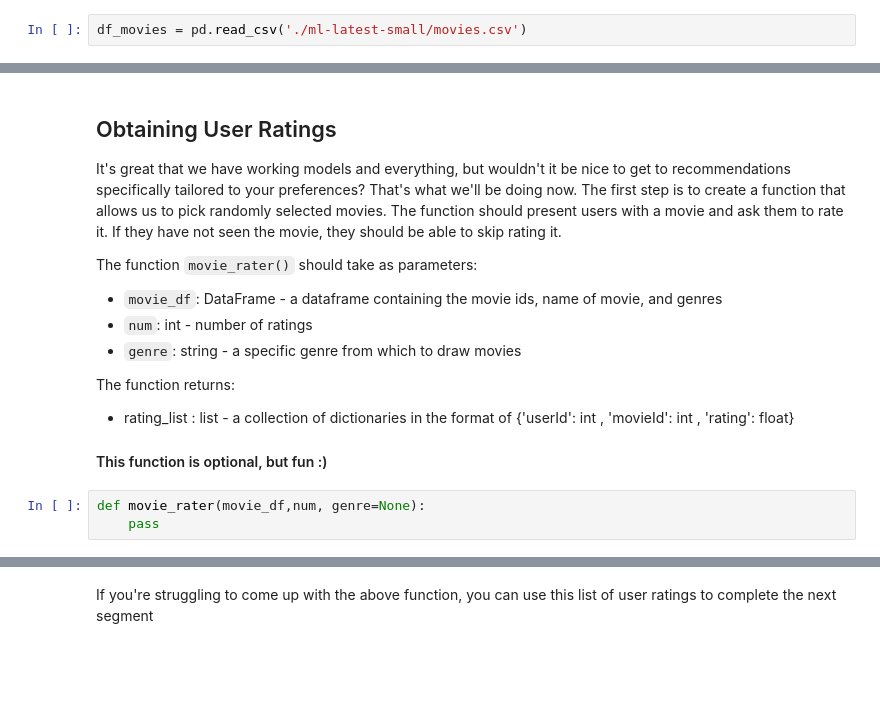
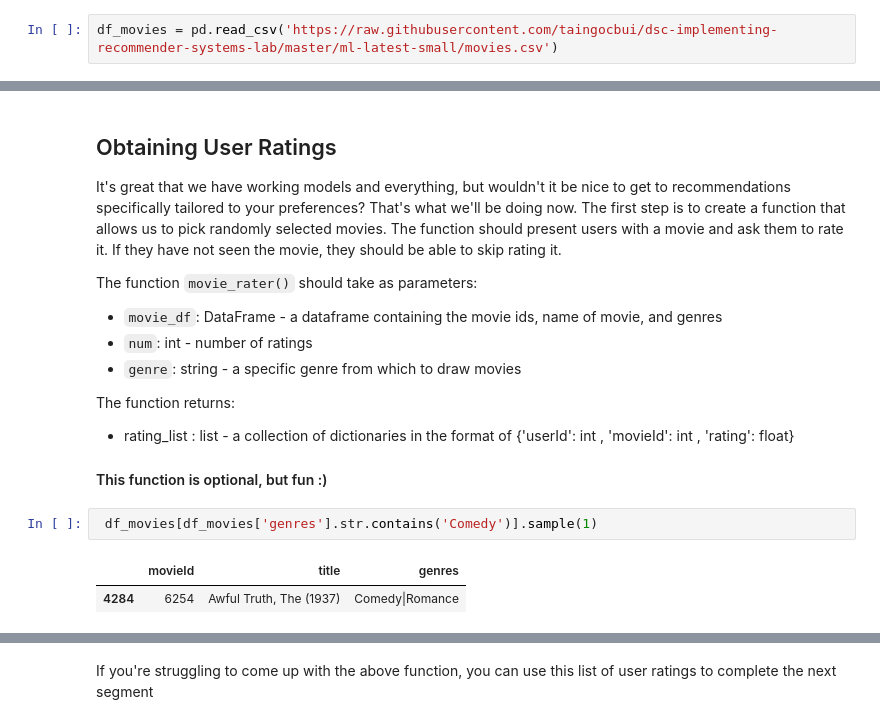
Before and after one commit to taingocbui/dsc-implementing-recommender-systems-lab, a Jupyter notebook: index.ipynb, the cells around one changed output, grey strips where cells are left out. Drawn from its saved outputs; the diff is of its cells as text; blank space fills up the shorter version.

```diff
--- a/index.ipynb
+++ b/index.ipynb
@@ -121,7 +151,7 @@ Based off these outputs, it seems like the best performing model is the SVD mode
 
 It's important that the output for the recommendation is interpretable to people. Rather than returning the `movie_id` values, it would be far more valuable to return the actual title of the movie. As a first step, let's read in the movies to a dataframe and take a peek at what information we have about them.
 # %%
-df_movies = pd.read_csv('./ml-latest-small/movies.csv')
+df_movies = pd.read_csv('https://raw.githubusercontent.com/taingocbui/dsc-implementing-recommender-systems-lab/master/ml-latest-small/movies.csv')
 # %%
 df_movies.head()
 # %% [output]
@@ -160,6 +190,8 @@ The function returns:
 * rating_list : list - a collection of dictionaries in the format of {'userId': int , 'movieId': int , 'rating': float}
 
 #### This function is optional, but fun :)
-# %%
-def movie_rater(movie_df,num, genre=None):
-    pass
+# %%
+ df_movies[df_movies['genres'].str.contains('Comedy')].sample(1)
+# %% [output]
+|  | movieId | title | genres |
+| 4284 | 6254 | Awful Truth, The (1937) | Comedy|Romance |
```
Also changed, not shown: parts of 16 cells of this notebook.
